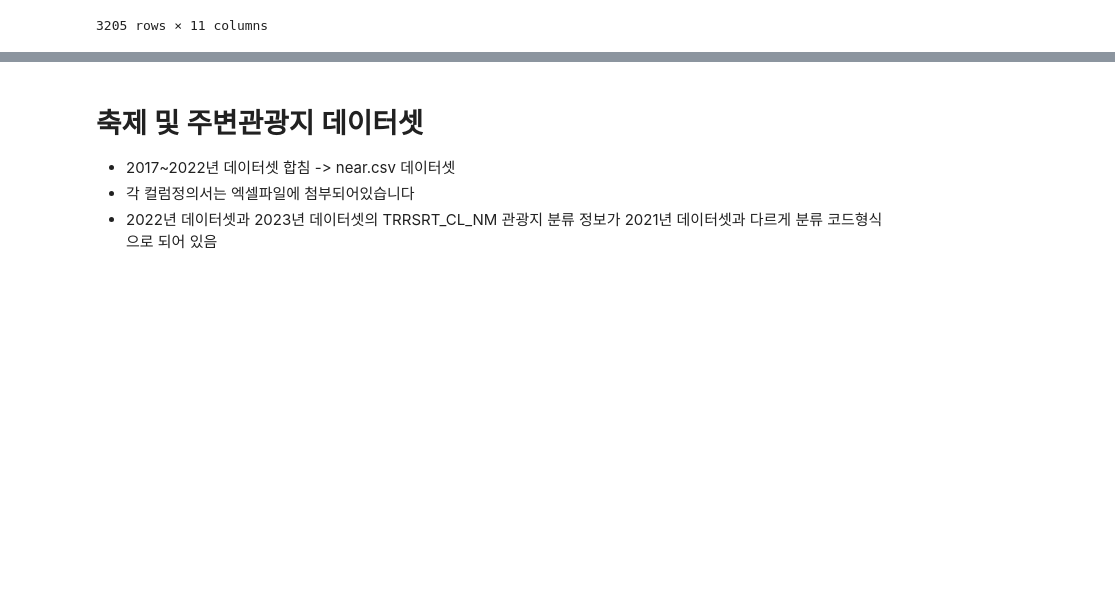
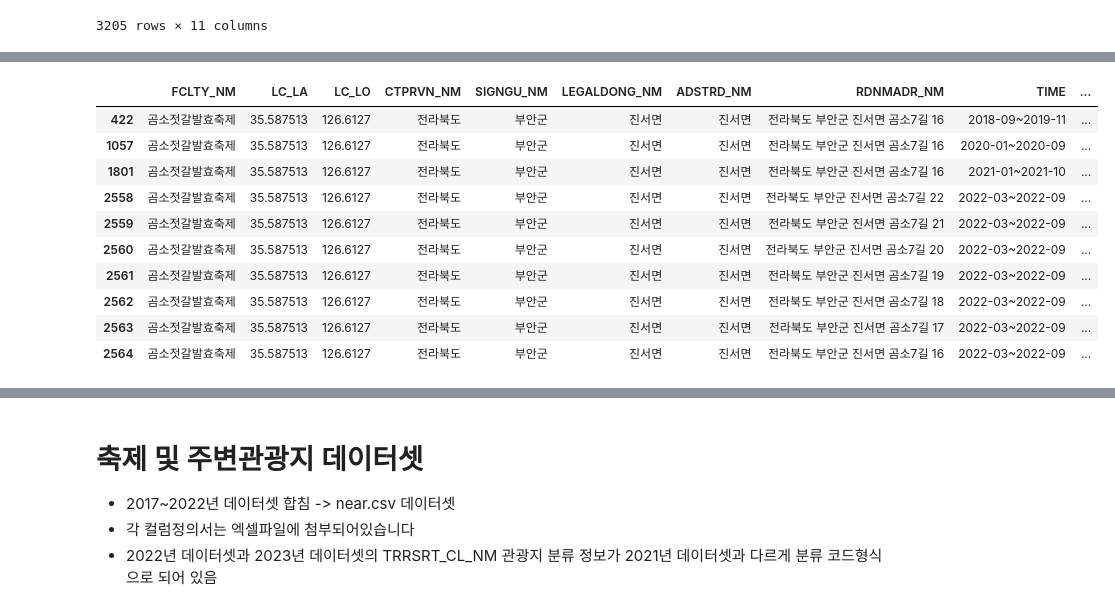
Before and after one commit to meshob2002/festival_preprocessing, a Jupyter notebook: dataset.ipynb, the cells around one changed output, grey strips where cells are left out. Cells and saved outputs as stored; diff of their text form; code cells hidden in the pictures; blank space fills up the shorter version.

```diff
--- a/dataset.ipynb
+++ b/dataset.ipynb
@@ -271,0 +320,15 @@ trend_concat.groupby("RDNMADR_NM", group_keys=True).apply(lambda x: x)
+# %%
+# 중복데이터가 RDNMADR_NM 에서 발생 데이터 만들떄 엑셀 긁으면서 생긴듯 ㅋㅋ... RDNMADR_NM 컬럼 지우고 dropduplicate 진행
+trend_concat[trend_concat['FCLTY_NM']=='곰소젓갈발효축제']
+# %% [output]
+|  | FCLTY_NM | LC_LA | LC_LO | CTPRVN_NM | SIGNGU_NM | LEGALDONG_NM | ADSTRD_NM | RDNMADR_NM | TIME | ... |
+| 422 | 곰소젓갈발효축제 | 35.587513 | 126.6127 | 전라북도 | 부안군 | 진서면 | 진서면 | 전라북도 부안군 진서면 곰소7길 16 | 2018-09~2019-11 | ... |
+| 1057 | 곰소젓갈발효축제 | 35.587513 | 126.6127 | 전라북도 | 부안군 | 진서면 | 진서면 | 전라북도 부안군 진서면 곰소7길 16 | 2020-01~2020-09 | ... |
+| 1801 | 곰소젓갈발효축제 | 35.587513 | 126.6127 | 전라북도 | 부안군 | 진서면 | 진서면 | 전라북도 부안군 진서면 곰소7길 16 | 2021-01~2021-10 | ... |
+| 2558 | 곰소젓갈발효축제 | 35.587513 | 126.6127 | 전라북도 | 부안군 | 진서면 | 진서면 | 전라북도 부안군 진서면 곰소7길 22 | 2022-03~2022-09 | ... |
+| 2559 | 곰소젓갈발효축제 | 35.587513 | 126.6127 | 전라북도 | 부안군 | 진서면 | 진서면 | 전라북도 부안군 진서면 곰소7길 21 | 2022-03~2022-09 | ... |
+| 2560 | 곰소젓갈발효축제 | 35.587513 | 126.6127 | 전라북도 | 부안군 | 진서면 | 진서면 | 전라북도 부안군 진서면 곰소7길 20 | 2022-03~2022-09 | ... |
+| 2561 | 곰소젓갈발효축제 | 35.587513 | 126.6127 | 전라북도 | 부안군 | 진서면 | 진서면 | 전라북도 부안군 진서면 곰소7길 19 | 2022-03~2022-09 | ... |
+| 2562 | 곰소젓갈발효축제 | 35.587513 | 126.6127 | 전라북도 | 부안군 | 진서면 | 진서면 | 전라북도 부안군 진서면 곰소7길 18 | 2022-03~2022-09 | ... |
+| 2563 | 곰소젓갈발효축제 | 35.587513 | 126.6127 | 전라북도 | 부안군 | 진서면 | 진서면 | 전라북도 부안군 진서면 곰소7길 17 | 2022-03~2022-09 | ... |
+| 2564 | 곰소젓갈발효축제 | 35.587513 | 126.6127 | 전라북도 | 부안군 | 진서면 | 진서면 | 전라북도 부안군 진서면 곰소7길 16 | 2022-03~2022-09 | ... |
```
Also changed, not shown: parts of 25 cells of this notebook, 2 other files.
